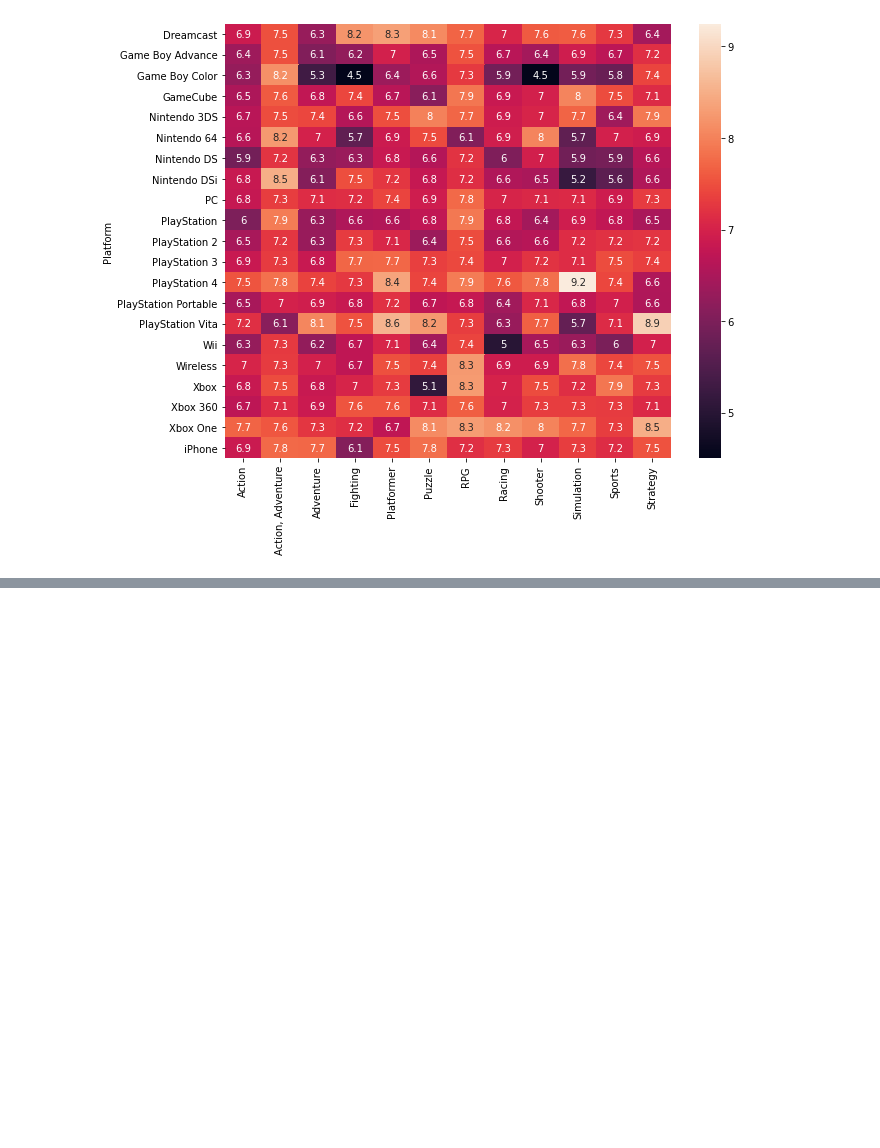
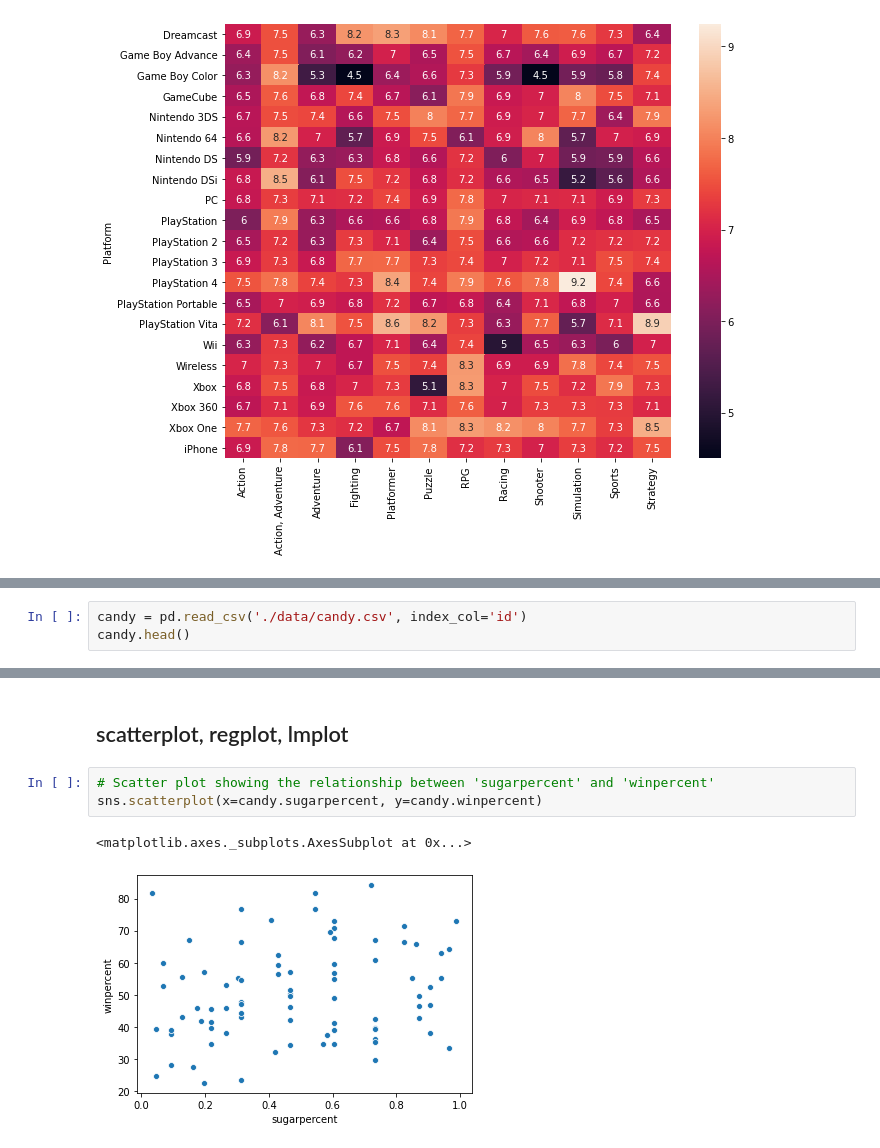
Before and after one commit to imeugeneco/kaggle-struggle, a Jupyter notebook: @kaggle-courses/Data-Visualization.ipynb, the cells around one changed output, grey strips where cells are left out. Cells and saved outputs as stored; diff of their text form; blank space fills up the shorter version.

```diff
--- a/@kaggle-courses/Data-Visualization.ipynb
+++ b/@kaggle-courses/Data-Visualization.ipynb
@@ -97,0 +100,3 @@ sns.heatmap(data=ign, annot=True)
+# %%
+candy = pd.read_csv('./data/candy.csv', index_col='id')
+candy.head()
@@ -97,0 +133,8 @@ sns.heatmap(data=ign, annot=True)
+# %% [markdown]
+## scatterplot, regplot, lmplot
+# %%
+# Scatter plot showing the relationship between 'sugarpercent' and 'winpercent'
+sns.scatterplot(x=candy.sugarpercent, y=candy.winpercent)
+# %% [output]
+<matplotlib.axes._subplots.AxesSubplot at 0x...>
+[figure, added]
```
Also changed, not shown: parts of 9 cells of this notebook.
